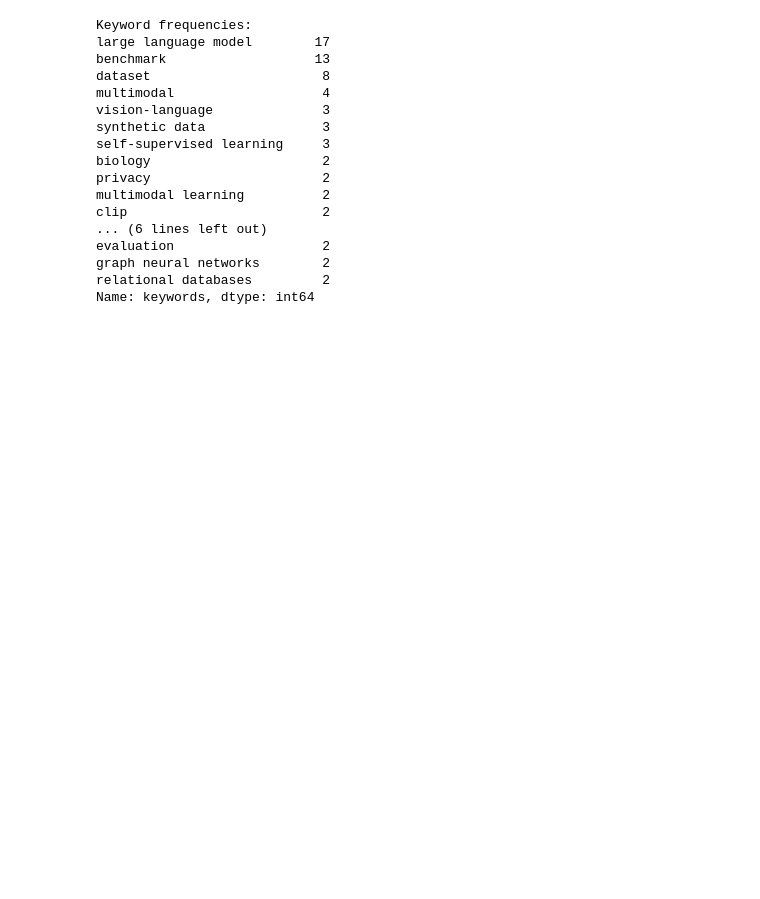
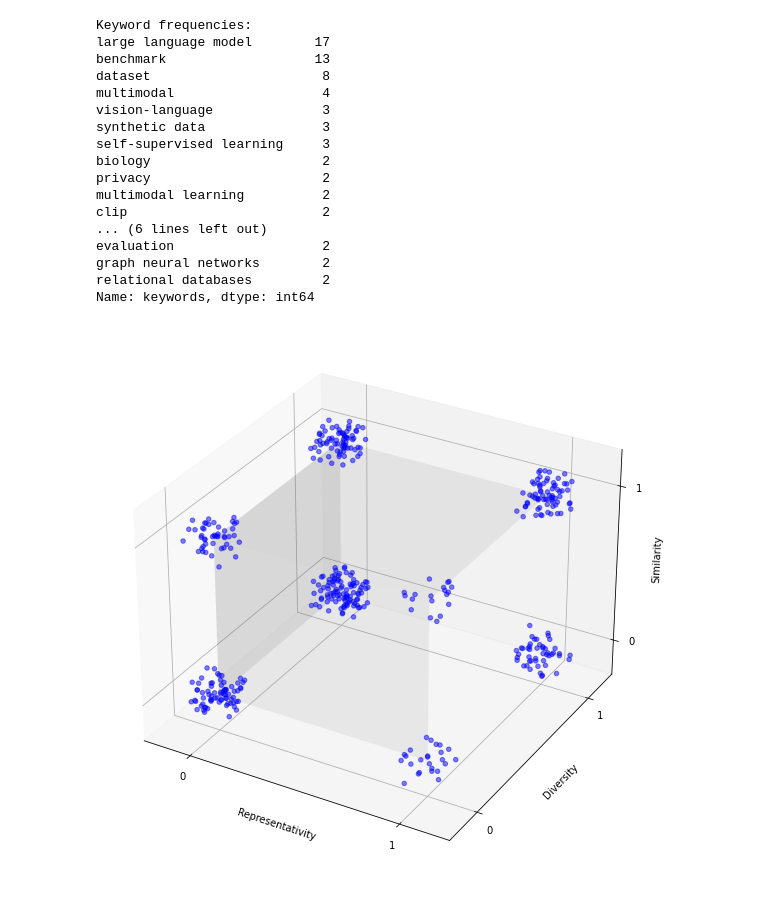
Before and after one commit to Nsoemod/CSV-Database, a Jupyter notebook: DataAcquisition.ipynb, the cells around one changed output. Drawn from its saved outputs; the diff is of its cells as text; code cells hidden in the pictures; blank space fills up the shorter version.

Commit message:
3d visualisation
3d visualisation of one-hot columns

```diff
--- a/DataAcquisition.ipynb
+++ b/DataAcquisition.ipynb
@@ -908,6 +909,51 @@ evaluation                   2
 graph neural networks        2
 relational databases         2
 Name: keywords, dtype: int64
+# %%
+#making 3d visualization
+import matplotlib.pyplot as plt
+from mpl_toolkits.mplot3d import Axes3D
+
+x_axis = 'representativity_mentioned'
+y_axis = 'diversity_mentioned'
+z_axis = 'similarity_mentioned'
+
+#adding jitter to avoid total overlap of points
+jitter_strength = 0.1
+df['x_jitter'] = df[x_axis] + np.random.uniform(-jitter_strength, jitter_strength, len(df))
+df['y_jitter'] = df[y_axis] + np.random.uniform(-jitter_strength, jitter_strength, len(df))
+df['z_jitter'] = df[z_axis] + np.random.uniform(-jitter_strength, jitter_strength, len(df))
+
+fig = plt.figure(figsize=(10, 10))
+ax = fig.add_subplot(111, projection='3d')
+
+ax.scatter(df['x_jitter'], df['y_jitter'], df['z_jitter'], c='blue', alpha=0.5)
+
+#adding labels and removing '_mentioned'
+ax.set_xlabel(x_axis.replace('_mentioned', '').capitalize())
+ax.set_ylabel(y_axis.replace('_mentioned', '').capitalize())
+ax.set_zlabel(z_axis.replace('_mentioned', '').capitalize())
+
+#setting axis' to 0 or 1
+ax.set_xticks([0, 1])
+ax.set_yticks([0, 1])
+ax.set_zticks([0, 1])
+
+ax.set_xlim3d(-0.2, 1.2)
+ax.set_ylim3d(-0.2, 1.2)
+ax.set_zlim3d(-0.2, 1.2)
+
+xx,yy = np.meshgrid([0, 1], [0, 1])
+ones = np.ones_like(xx)
+zeros = np.zeros_like(xx)
+
+ax.plot_surface(xx, yy, ones, color='gray', alpha=0.1)
+ax.plot_surface(xx, zeros, yy, color='gray', alpha=0.1)
+ax.plot_surface(zeros, xx, yy, color='gray', alpha=0.1)
+
+plt.show()
+# %% [output]
+[figure, added]
 # %%
 #TODO
 #FINISH ARTICLE CODING/ANNOTATION
```
Also changed, not shown: parts of 3 cells of this notebook, 2 other files.
